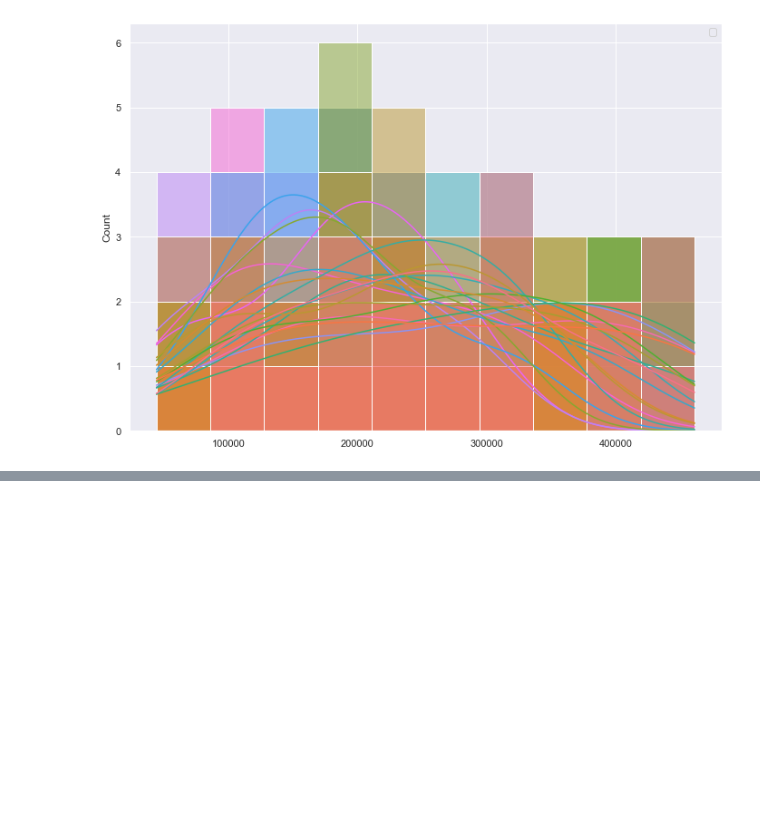
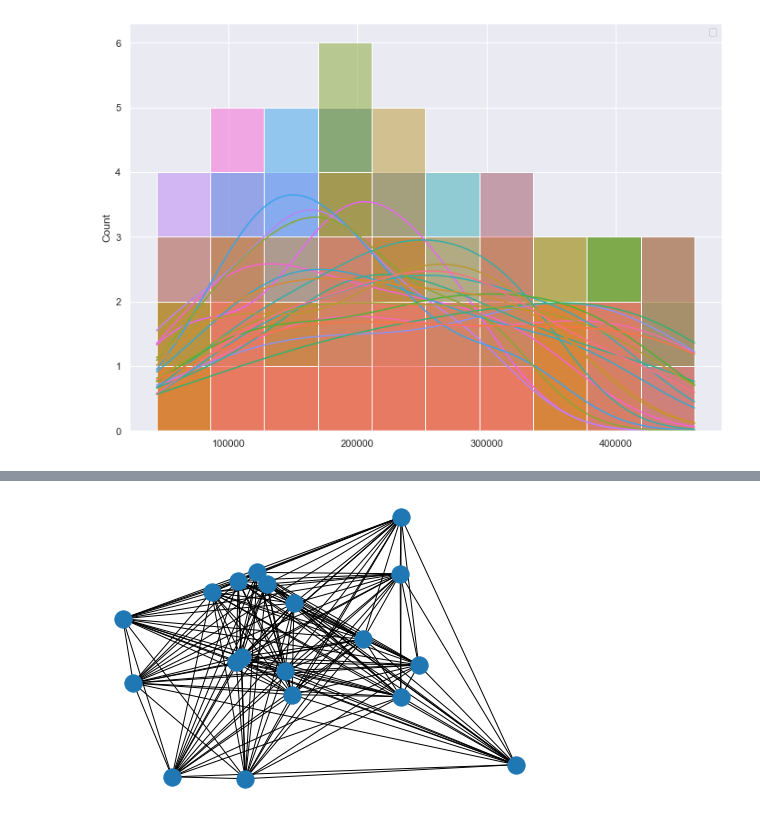
Before and after one commit to yasamanasgarii/wwcs-2022-memory-of-social-connections, a Jupyter notebook: spatial_data/spatial_data_preliminary_analysis.ipynb, the cells around one changed output, grey strips where cells are left out. Cells and saved outputs as stored; diff of their text form; code cells hidden in the pictures; blank space fills up the shorter version.

```diff
--- a/spatial_data/spatial_data_preliminary_analysis.ipynb
+++ b/spatial_data/spatial_data_preliminary_analysis.ipynb
@@ -142,0 +164,18 @@ for (i,j) in edges: # use double loop or go through all edges
+# %%
+import networkx as nx
+
+
+
+# cities adjacency matrix
+
+#net_matrix = df_clean.to_numpy()
+
+#print(net_matrix)
+
+# create graph from
+
+G = nx.from_numpy_matrix(net_matrix)
+
+nx.draw(G)
+# %% [output]
+[figure, added]
```
Also changed, not shown: parts of 15 cells of this notebook.
